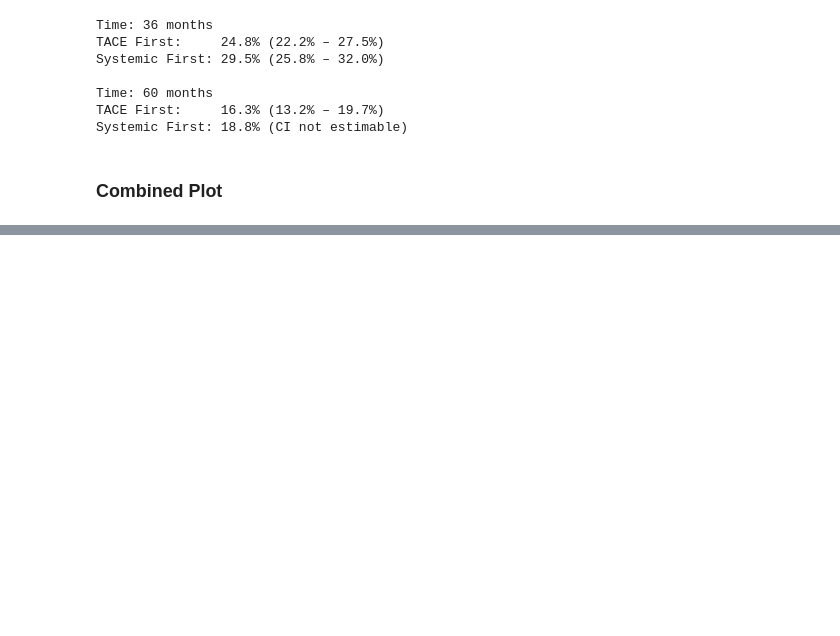
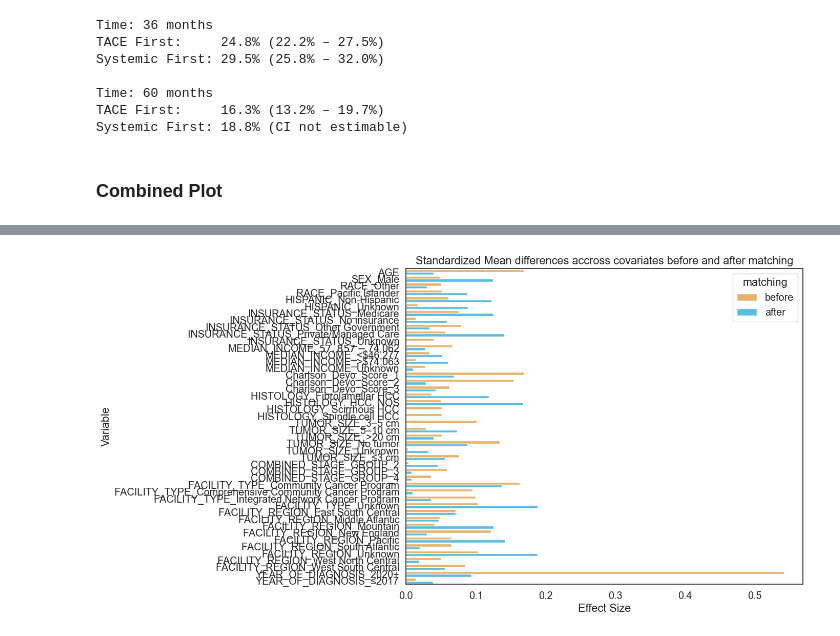
Before and after one commit to NicWYZ/HCC_TACE, a Jupyter notebook: TACE_IO_NCDB.ipynb, the cells around one changed output, grey strips where cells are left out. Saved outputs shown, nothing was run; the diff lists cells and outputs as text; code cells hidden in the pictures; blank space fills up the shorter version.

```diff
--- a/TACE_IO_NCDB.ipynb
+++ b/TACE_IO_NCDB.ipynb
@@ -687,0 +711,4 @@ plt.show()
+# %%
+psm.effect_size_plot(title='Standardized Mean differences accross covariates before and after matching', before_color='#FCB754', after_color='#3EC8FB', save=False)
+# %% [output]
+[figure, added]
```
Also changed, not shown: parts of 15 cells of this notebook, 1 other file.
